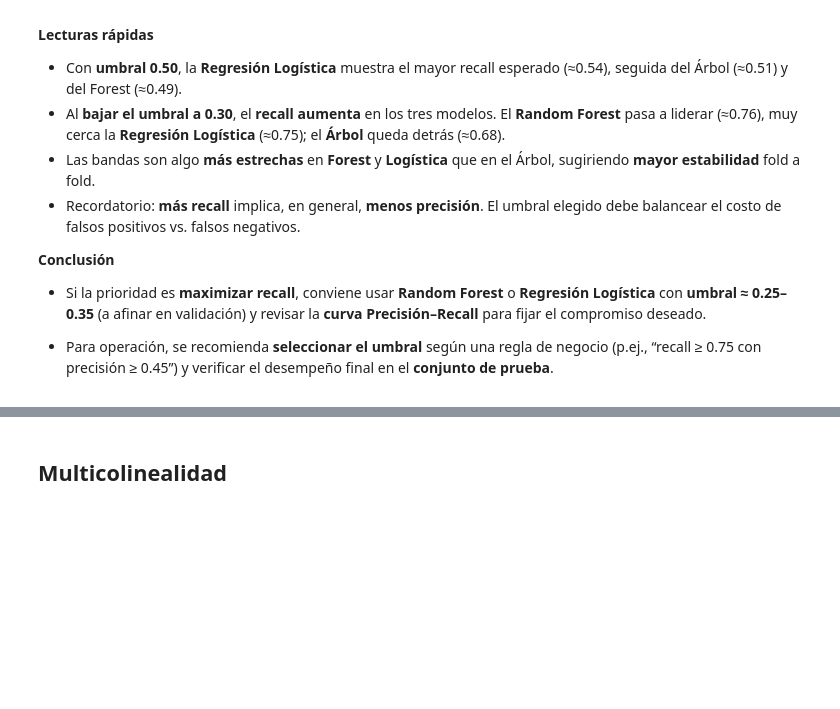
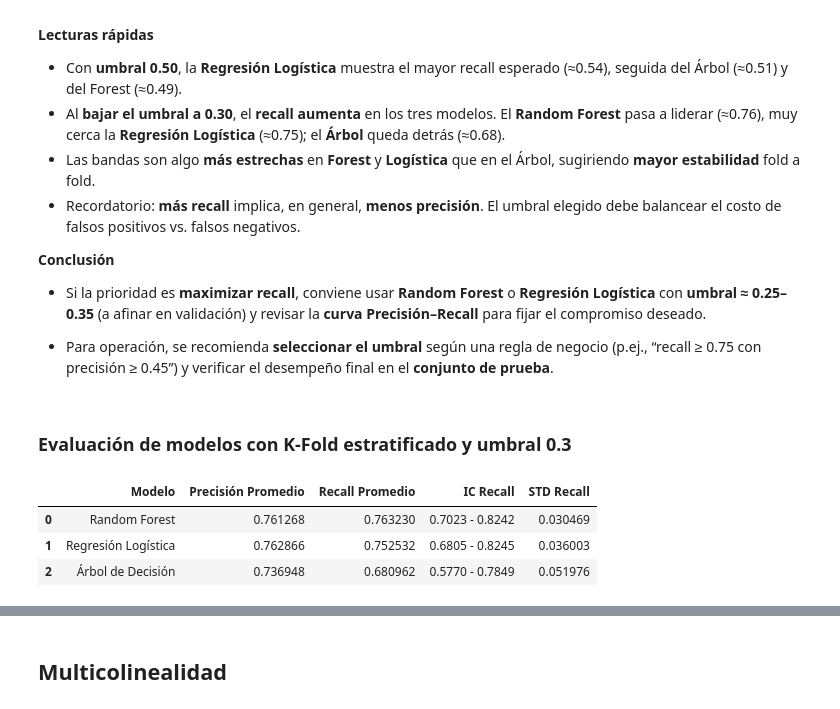
Before and after one commit to DanielRaiicHu/telecom_x_2, a Jupyter notebook: telecom_x_2.ipynb, the cells around one changed output, grey strips where cells are left out. Cells and saved outputs as stored; diff of their text form; code cells hidden in the pictures; blank space fills up the shorter version.

```diff
--- a/telecom_x_2.ipynb
+++ b/telecom_x_2.ipynb
@@ -1180,0 +1179,2 @@ Intervalo de confianza del Recall con umbral 0.3: 0.7054 - 0.8210
+# %% [markdown]
+### **Evaluación de modelos con K-Fold estratificado y umbral 0.3**
@@ -1180,0 +1189,5 @@ Intervalo de confianza del Recall con umbral 0.3: 0.7054 - 0.8210
+# %%
+# Parámetros
+umbral   = 0.3
+cv_folds = 10
+seed     = 5
@@ -1180,0 +1274,18 @@ Intervalo de confianza del Recall con umbral 0.3: 0.7054 - 0.8210
+# %%
+# Evaluación y tabla de resultados
+filas = []
+for nombre, mdl in modelos:
+    m = evaluar_modelo_cv_umbral(mdl, X, y, umbral=umbral, cv=cv_folds, seed=seed)
+    m["Modelo"] = nombre
+    filas.append(m)
+
+df_resultados = pd.DataFrame(filas)[
+    ["Modelo", "Precisión Promedio", "Recall Promedio", "IC Recall", "STD Recall"]
+].sort_values(by="Recall Promedio", ascending=False).reset_index(drop=True)
+
+df_resultados
+# %% [output]
+|  | Modelo | Precisión Promedio | Recall Promedio | IC Recall | STD Recall |
+| 0 | Random Forest | 0.761268 | 0.763230 | 0.7023 - 0.8242 | 0.030469 |
+| 1 | Regresión Logística | 0.762866 | 0.752532 | 0.6805 - 0.8245 | 0.036003 |
+| 2 | Árbol de Decisión | 0.736948 | 0.680962 | 0.5770 - 0.7849 | 0.051976 |
```
Also changed, not shown: parts of 15 cells of this notebook.
